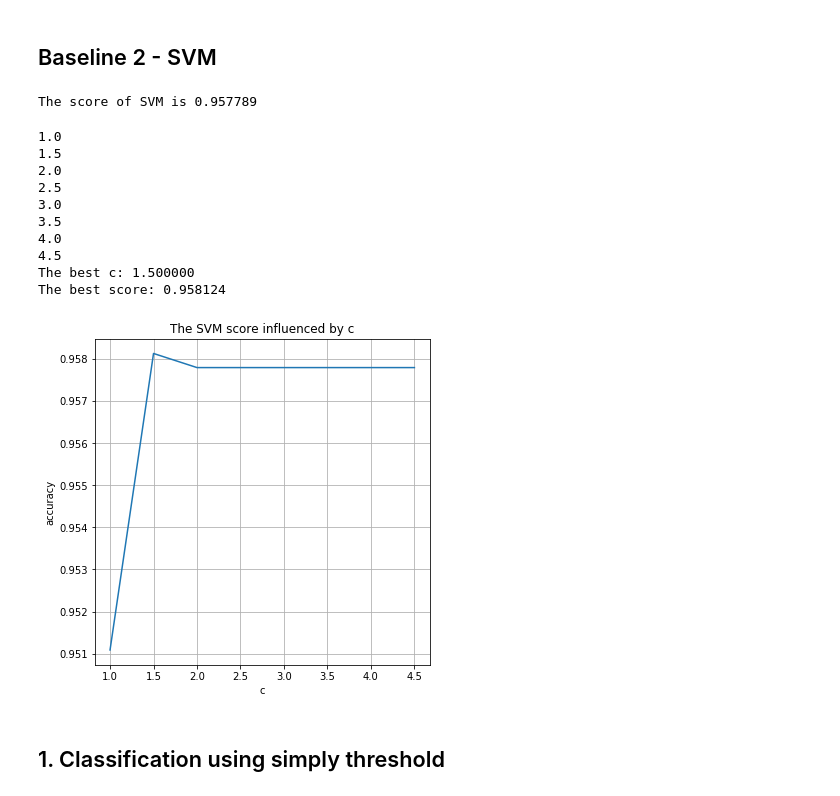
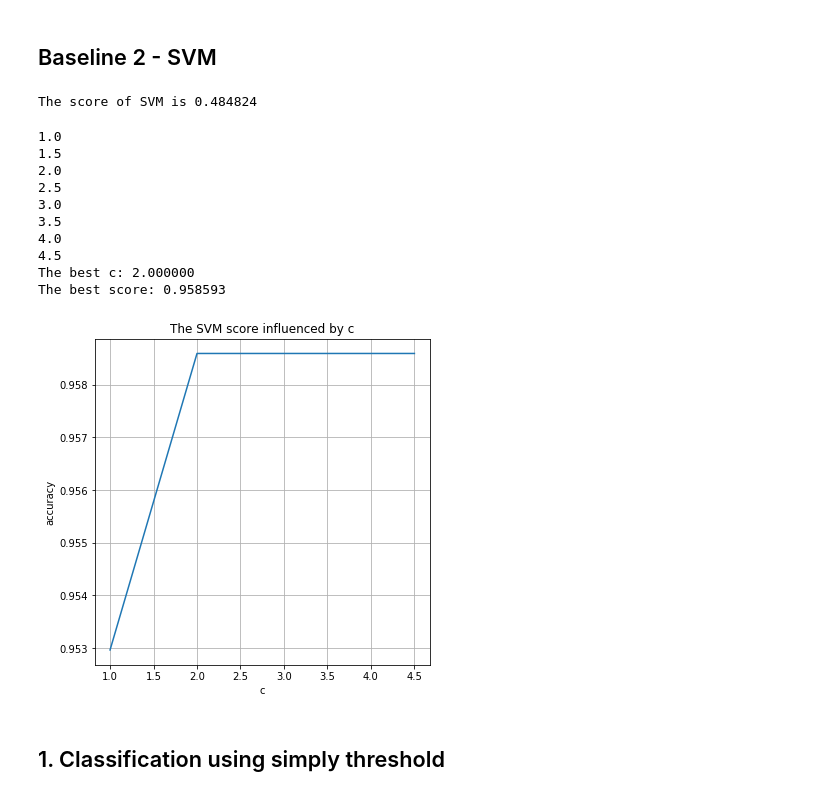
Before and after one commit to Papers-Collection/DecodePaper, a Jupyter notebook: notebook/GRFH.ipynb, the cells around one changed output. Drawn from its saved outputs; the diff is of its cells as text; code cells hidden in the pictures.

```diff
--- a/notebook/GRFH.ipynb
+++ b/notebook/GRFH.ipynb
@@ -61,9 +60,9 @@ n = x_train.shape[0]  # 样本数
 train_size = 3000
 
 # shuffle data
-idx = np.random.permutation(n)
-xs = x_train[idx][:train_size].reshape((-1, 28*28))
-ys = y_train[idx][:train_size]
+idx = np.random.permutation(train_size)
+xs = x_train[:train_size][idx].reshape((-1, 28*28)) / 255.
+ys = y_train[:train_size][idx]
 
 percent_u = .995 # 无标签数据占比
 U = int(percent_u * train_size)
@@ -142,11 +141,11 @@ The best score: 0.892462
 # %% [markdown]
 ## Baseline 2 - SVM
 # %%
-clf = SVC(C=100, gamma=0.01)
-clf.fit(x_l/255, y_l)
+clf = SVC(C=2, gamma=0.01)
+clf.fit(x_l, y_l)
 print("The score of SVM is %f" % (clf.score(x_u/255, y_u)))
 # %% [output]
-The score of SVM is 0.957789
+The score of SVM is 0.484824
 # %%
 def test_svm(x_l, y_l, x_u, y_u):
     lc = np.arange(1, 5, 0.5)
@@ -168,19 +167,19 @@ def test_svm(x_l, y_l, x_u, y_u):
     plt.grid()
     plt.show()
 # %%
-test_svm(x_l/255, y_l, x_u/255, y_u)
+test_svm(x_l, y_l, x_u, y_u)
 # %% [output]
 1.0
 1.5
 2.0
 2.5
 3.0
 3.5
 4.0
 4.5
-The best c: 1.500000
-The best score: 0.958124
+The best c: 2.000000
+The best score: 0.958593
-[figure, old version]
+[figure, new version]
 # %% [markdown]
 ## 1. Classification using simply threshold
 # %% [markdown]
```
Also changed, not shown: parts of 13 cells of this notebook, 7 other files.
